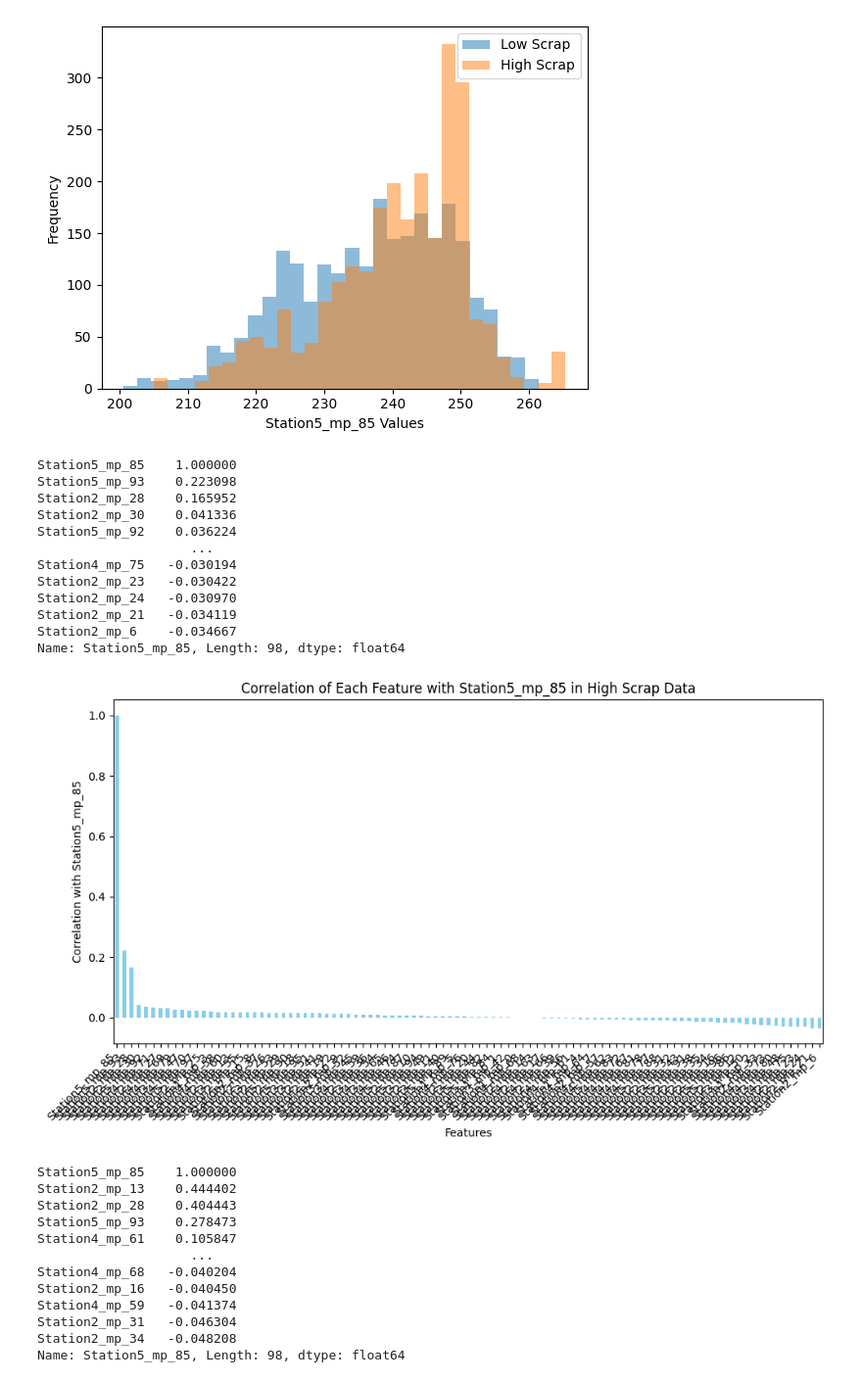
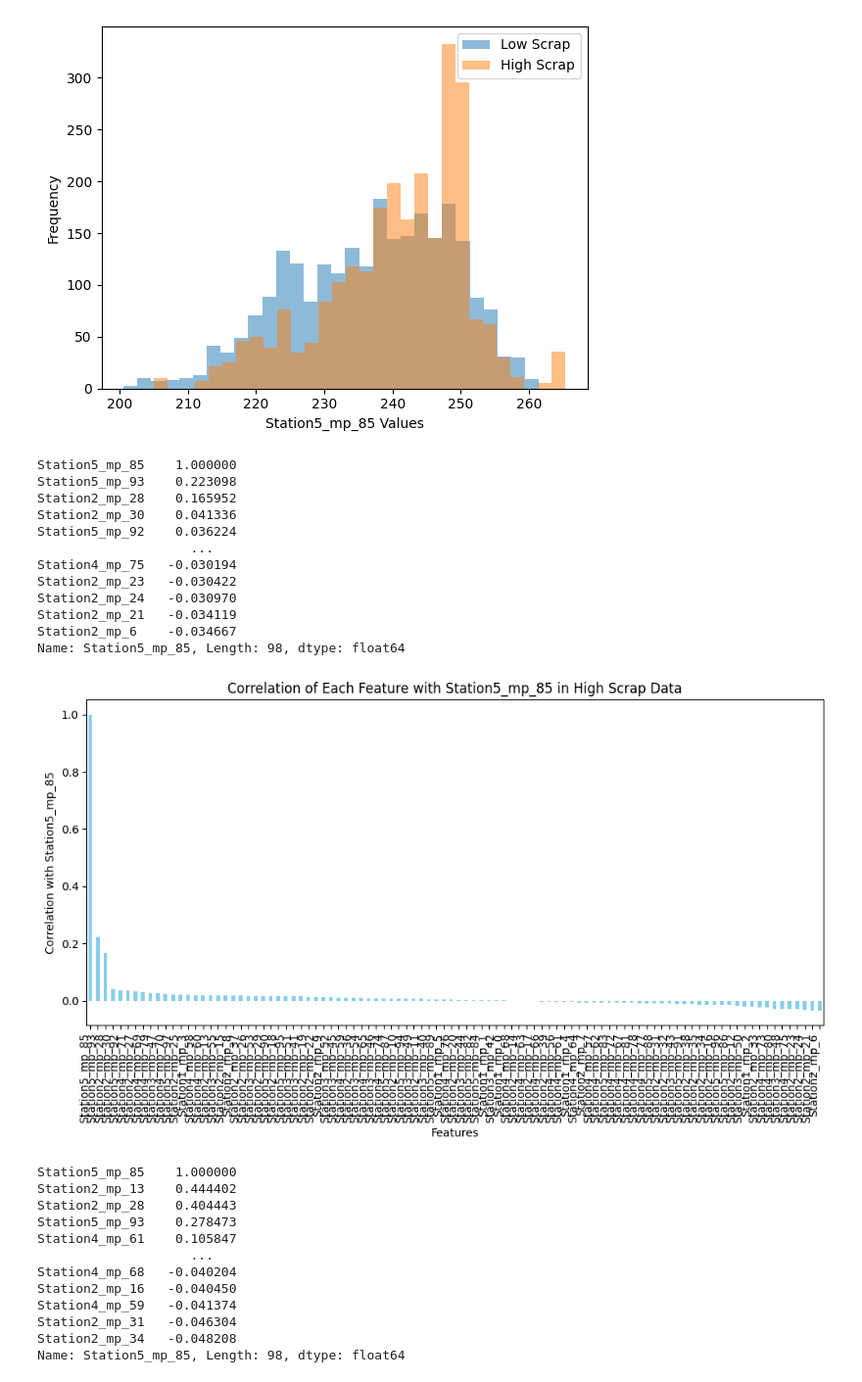
Before and after one commit to Neural-Wave/project-OgD3A, a Jupyter notebook: misc/nathan/notebook nathan.ipynb, the cells around one changed output. Shown at 98% size. Saved outputs shown, nothing was run; the diff lists cells and outputs as text; code cells hidden in the pictures.

```diff
--- a/nathan/notebook nathan.ipynb
+++ b/misc/nathan/notebook nathan.ipynb
@@ -103,35 +103,35 @@ plt.show()
 # %%
 import matplotlib.pyplot as plt
 
 # Assuming 'correlations_with_target' contains sorted correlations with Station5_mp_85
 correlation_matrix = high.corr()
 # Inspect correlations of all features with Station5_mp_85
 correlations_with_target = correlation_matrix["Station5_mp_85"].sort_values(ascending=False)
 display(correlations_with_target)
 
 # Plotting the sorted correlations
-plt.figure(figsize=(10, 6))
+plt.figure(figsize=(15, 6))
 correlations_with_target.plot(kind='bar', color='skyblue')  # Choose color if preferred
 plt.xlabel("Features")
 plt.ylabel("Correlation with Station5_mp_85")
 plt.title("Correlation of Each Feature with Station5_mp_85 in High Scrap Data")
-plt.xticks(rotation=45, ha='right')  # Rotate feature names for readability
+plt.xticks(rotation=90, ha='right')  # Rotate feature names for readability
 plt.tight_layout()  # Adjust layout to fit labels
 plt.show()
 # %% [output]
 Station5_mp_85    1.000000
 Station5_mp_93    0.223098
 Station2_mp_28    0.165952
 Station2_mp_30    0.041336
 Station5_mp_92    0.036224
                     ...
 Station4_mp_75   -0.030194
 Station2_mp_23   -0.030422
 Station2_mp_24   -0.030970
 Station2_mp_21   -0.034119
 Station2_mp_6    -0.034667
 Name: Station5_mp_85, Length: 98, dtype: float64
-[figure, old version]
+[figure, new version]
 # %%
 correlation_matrix = low.corr()
 # Inspect correlations of all features with Station5_mp_85
```
Also changed, not shown: parts of 7 cells of this notebook, 41 other files.
